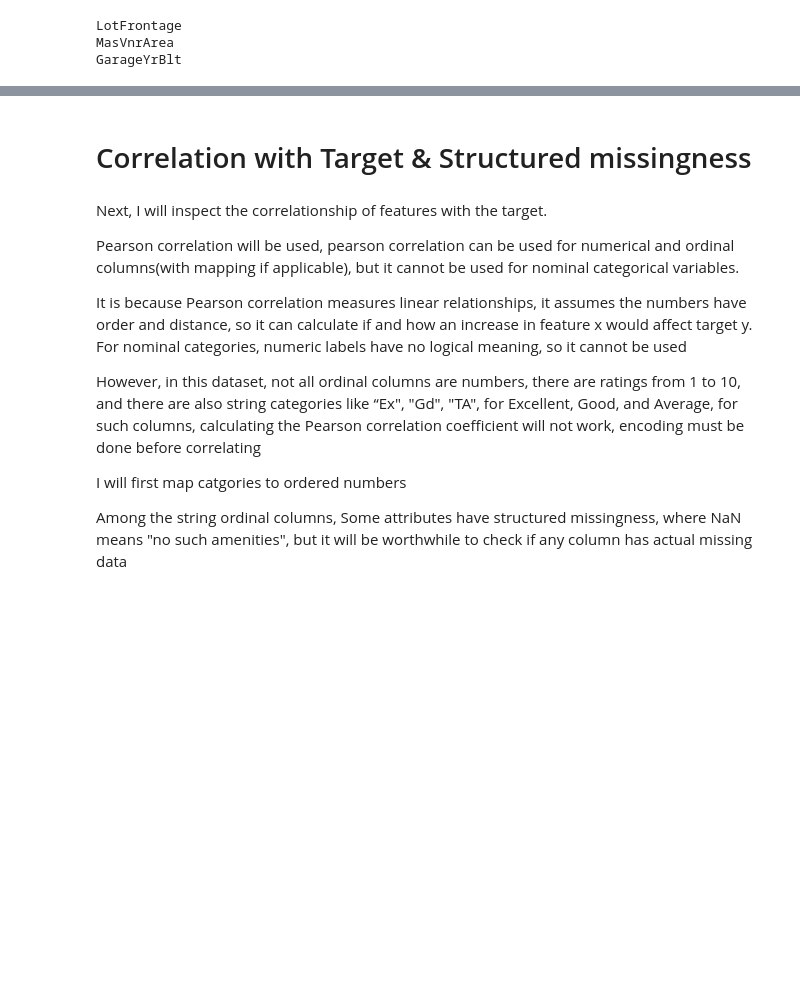
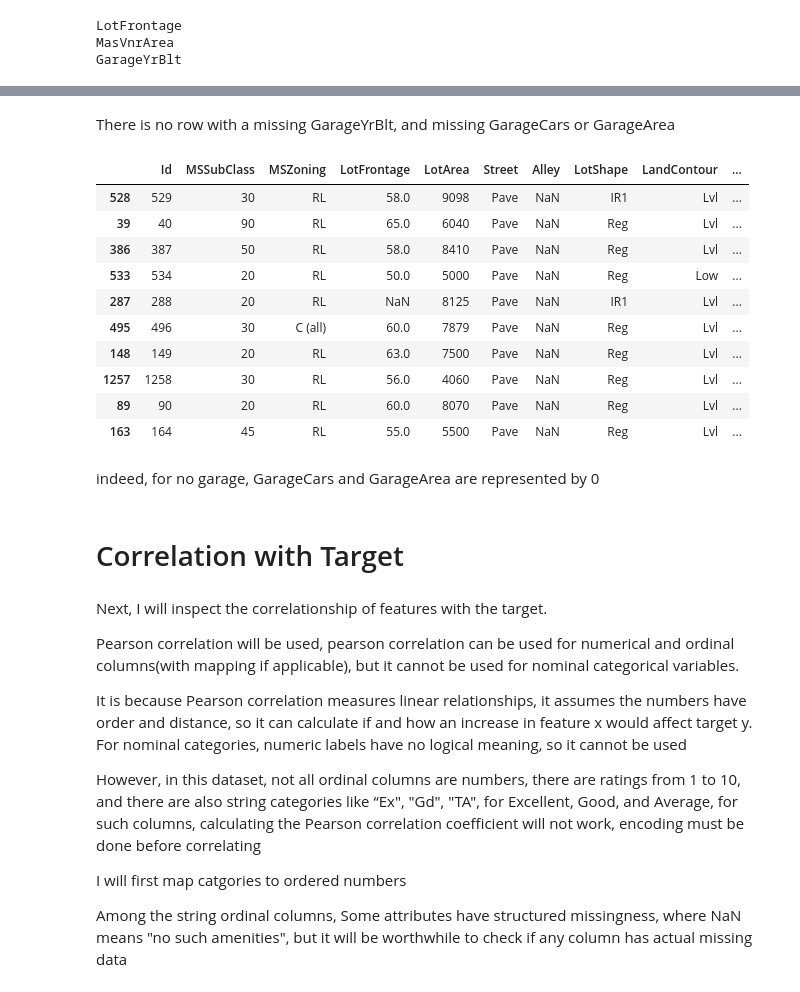
Before and after one commit to jakelis/Kaggle_House_Prices, a Jupyter notebook: notebooks/01_eda.ipynb, the cells around one changed output, grey strips where cells are left out. Drawn from its saved outputs; the diff is of its cells as text; code cells hidden in the pictures; blank space fills up the shorter version.

```diff
--- a/notebooks/01_eda.ipynb
+++ b/notebooks/01_eda.ipynb
@@ -317,5 +367,23 @@ GarageYrBlt
+# %% [markdown]
+There is no row with a missing GarageYrBlt, and missing GarageCars or GarageArea
+# %%
+data[data["GarageYrBlt"].isna()].sample(10, random_state=42)
+# %% [output]
+|  | Id | MSSubClass | MSZoning | LotFrontage | LotArea | Street | Alley | LotShape | LandContour | ... |
+| 528 | 529 | 30 | RL | 58.0 | 9098 | Pave | NaN | IR1 | Lvl | ... |
+| 39 | 40 | 90 | RL | 65.0 | 6040 | Pave | NaN | Reg | Lvl | ... |
+| 386 | 387 | 50 | RL | 58.0 | 8410 | Pave | NaN | Reg | Lvl | ... |
+| 533 | 534 | 20 | RL | 50.0 | 5000 | Pave | NaN | Reg | Low | ... |
+| 287 | 288 | 20 | RL | NaN | 8125 | Pave | NaN | IR1 | Lvl | ... |
+| 495 | 496 | 30 | C (all) | 60.0 | 7879 | Pave | NaN | Reg | Lvl | ... |
+| 148 | 149 | 20 | RL | 63.0 | 7500 | Pave | NaN | Reg | Lvl | ... |
+| 1257 | 1258 | 30 | RL | 56.0 | 4060 | Pave | NaN | Reg | Lvl | ... |
+| 89 | 90 | 20 | RL | 60.0 | 8070 | Pave | NaN | Reg | Lvl | ... |
+| 163 | 164 | 45 | RL | 55.0 | 5500 | Pave | NaN | Reg | Lvl | ... |
+# %% [markdown]
+indeed, for no garage, GarageCars and GarageArea are represented by 0
 # %% [markdown]
-# Correlation with Target & Structured missingness
+# Correlation with Target
 # %% [markdown]
 Next, I will inspect the correlationship of features with the target.
 
```
Also changed, not shown: parts of 9 cells of this notebook, 1 other file.
